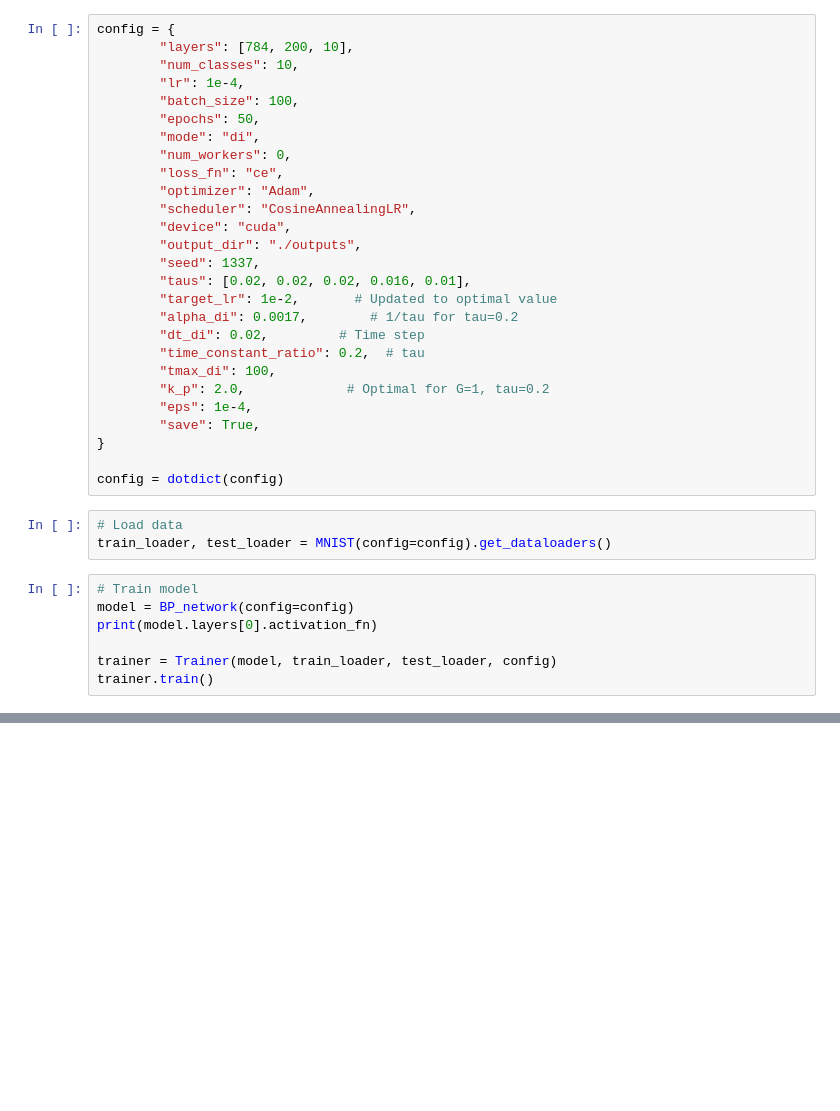
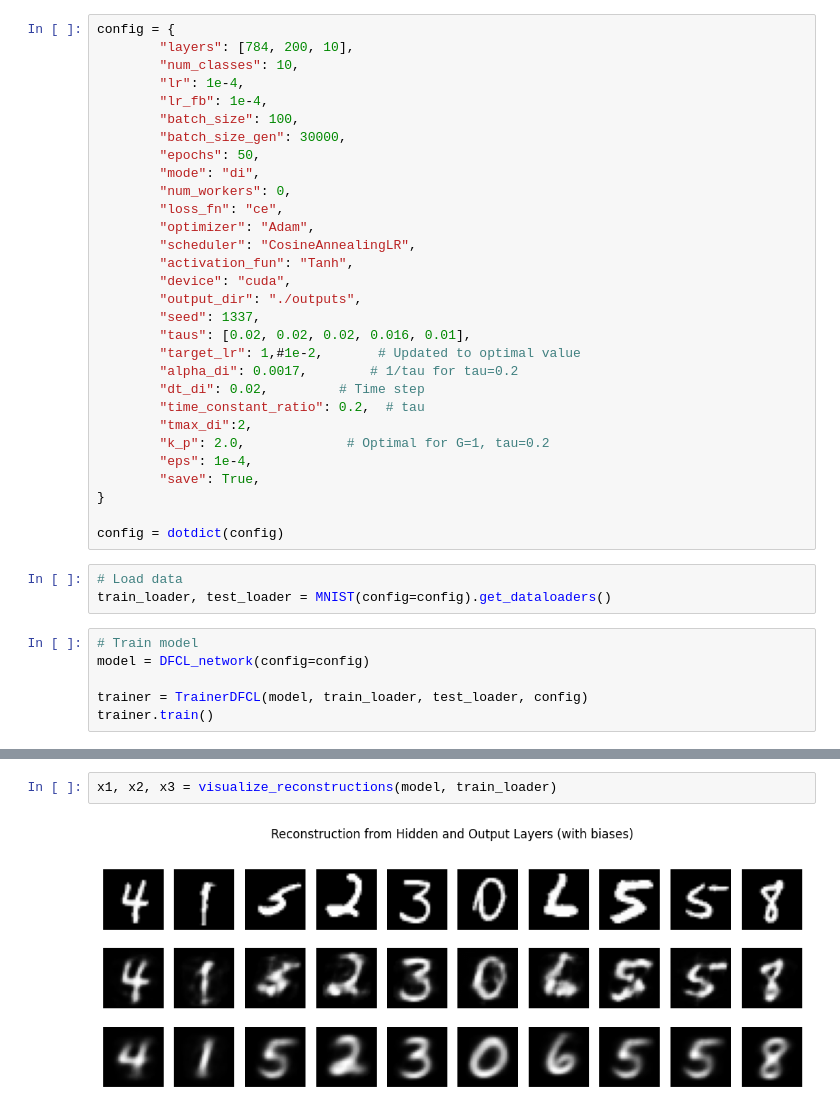
Before and after one commit to s-de-haan/Equilibrium-Fisher-Control, a Jupyter notebook: SampleGen_test.ipynb, the cells around one changed output, grey strips where cells are left out. Drawn from its saved outputs; the diff is of its cells as text; blank space fills up the shorter version.

```diff
--- a/SampleGen_test.ipynb
+++ b/SampleGen_test.ipynb
@@ -13,22 +12,25 @@ config = {
         "layers": [784, 200, 10],
         "num_classes": 10,
         "lr": 1e-4,
+        "lr_fb": 1e-4,
         "batch_size": 100,
+        "batch_size_gen": 30000,
         "epochs": 50,
         "mode": "di",
         "num_workers": 0,
         "loss_fn": "ce",
         "optimizer": "Adam",
         "scheduler": "CosineAnnealingLR",
+        "activation_fun": "Tanh",
         "device": "cuda",
         "output_dir": "./outputs",
         "seed": 1337,
         "taus": [0.02, 0.02, 0.02, 0.016, 0.01],
-        "target_lr": 1e-2,       # Updated to optimal value
+        "target_lr": 1,#1e-2,       # Updated to optimal value
         "alpha_di": 0.0017,        # 1/tau for tau=0.2
         "dt_di": 0.02,         # Time step
         "time_constant_ratio": 0.2,  # tau
-        "tmax_di": 100,
+        "tmax_di":2,
         "k_p": 2.0,             # Optimal for G=1, tau=0.2
         "eps": 1e-4,
         "save": True,
@@ -40,9 +42,8 @@ config = dotdict(config)
 train_loader, test_loader = MNIST(config=config).get_dataloaders()
 # %%
 # Train model
-model = BP_network(config=config)
-print(model.layers[0].activation_fn)
+model = DFCL_network(config=config)
 
-trainer = Trainer(model, train_loader, test_loader, config)
+trainer = TrainerDFCL(model, train_loader, test_loader, config)
 trainer.train()
 # %% [output]
@@ -77 +78,5 @@ Training:
 ... (39 outputs left out)
+# %%
+x1, x2, x3 = visualize_reconstructions(model, train_loader)
+# %% [output]
+[figure, added]
```
Also changed, not shown: parts of 51 cells of this notebook, 6 other files.
